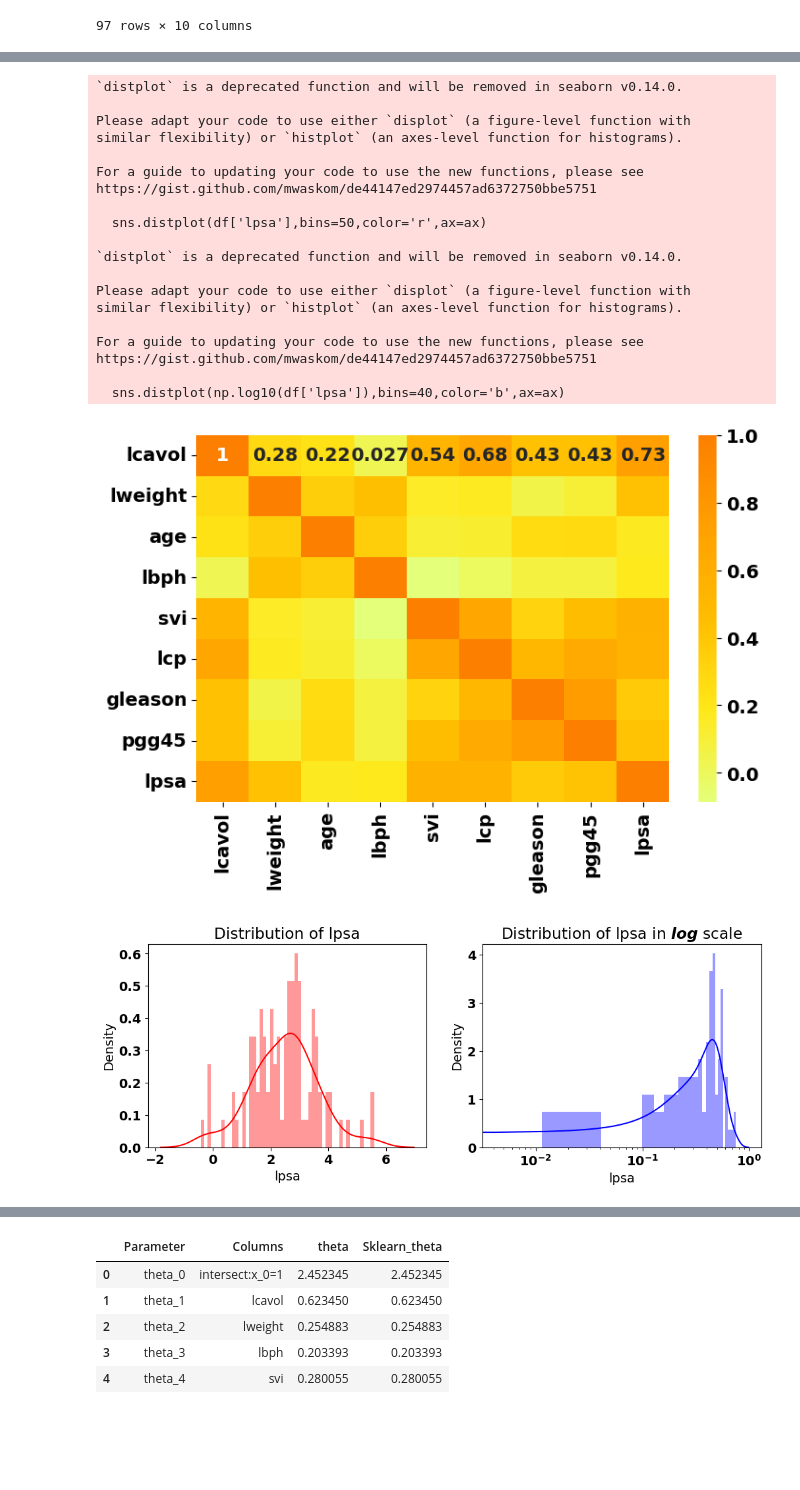
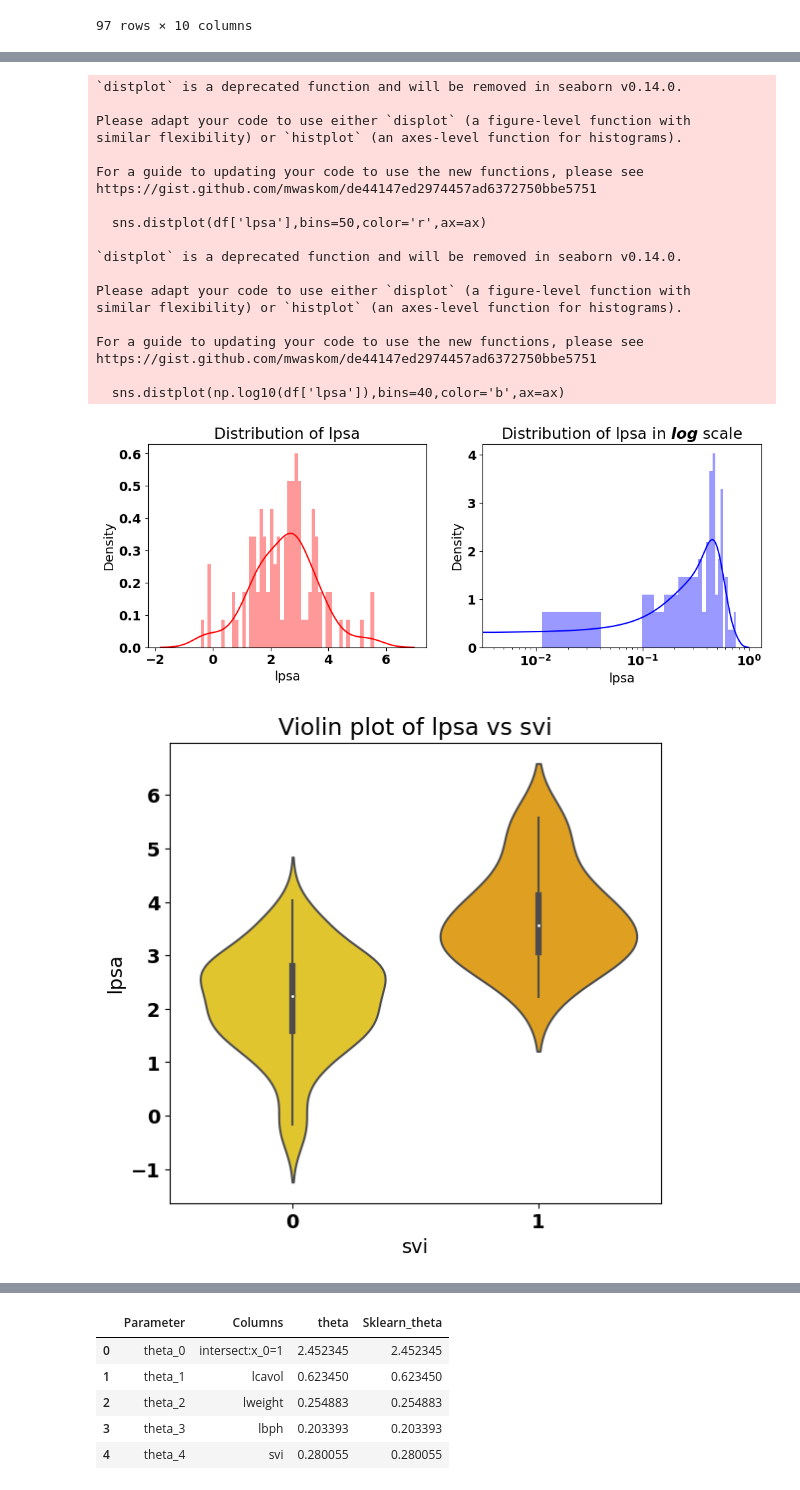
Before and after one commit to GPUK79/data-science-portfolio, a Jupyter notebook: o1_LinearMethodsForRegression.ipynb, the cells around one changed output, grey strips where cells are left out. Saved outputs shown, nothing was run; the diff lists cells and outputs as text; code cells hidden in the pictures; blank space fills up the shorter version.

```diff
--- a/o1_LinearMethodsForRegression.ipynb
+++ b/o1_LinearMethodsForRegression.ipynb
@@ -59,18 +70,17 @@ df
 # %%
 # Overall
+df.shape
 df.info()
 df.describe()
-# correlation plot
-ds = df.drop(columns=['train'], axis=1)
 
 # Correlation
+ds = df.drop(columns=['train'], axis=1)
 corr = ds.corr()
-sns.heatmap(corr, cmap = 'Wistia', annot= True);
+display(corr)
+corr.style.background_gradient(cmap='coolwarm')
 
 # Distribution of target variable
-
 f= plt.figure(figsize=(12,4))
-
 ax=f.add_subplot(121)
 sns.distplot(df['lpsa'],bins=50,color='r',ax=ax)
 ax.set_title('Distribution of lpsa')
@@ -81,15 +91,14 @@ ax.set_title('Distribution of lpsa in $log$ scale')
 ax.set_xscale('log');
 
 
-# Violin plot of lpsa vs. lcavol  and lpsa vs. svi
+# Violin plot of lpsa vs. svi
 f = plt.figure(figsize=(14,6))
 ax = f.add_subplot(121)
 sns.violinplot(x='svi', y='lpsa',data=df,palette='Wistia',ax=ax)
 ax.set_title('Violin plot of lpsa vs svi')
 
-ax = f.add_subplot(122)
-sns.violinplot(x='lcavol', y='lpsa',data=df,palette='magma',ax=ax)
-ax.set_title('Violin plot of lpsa vs lcavol');
+# Histogram plots
+ax = df.plot.hist(column=["age"], figsize=(10, 8), bins = 50)
 # %% [output]
 <class 'pandas.core.frame.DataFrame'>
 Index: 97 entries, 1 to 97
@@ -111,21 +130,21 @@ memory usage: 8.3+ KB
 `distplot` is a deprecated function and will be removed in seaborn v0.14.0.
 
 Please adapt your code to use either `displot` (a figure-level function with
 similar flexibility) or `histplot` (an axes-level function for histograms).
 
 For a guide to updating your code to use the new functions, please see
 https://gist.github.com/mwaskom/de44147ed2974457ad6372750bbe5751
 
   sns.distplot(df['lpsa'],bins=50,color='r',ax=ax)
 
 `distplot` is a deprecated function and will be removed in seaborn v0.14.0.
 
 Please adapt your code to use either `displot` (a figure-level function with
 similar flexibility) or `histplot` (an axes-level function for histograms).
 
 For a guide to updating your code to use the new functions, please see
 https://gist.github.com/mwaskom/de44147ed2974457ad6372750bbe5751
 
   sns.distplot(np.log10(df['lpsa']),bins=40,color='b',ax=ax)
-[figure, old version]
+[figure, new version]
-[figure, old version]
+[figure, new version]
```
Also changed, not shown: parts of 20 cells of this notebook.
